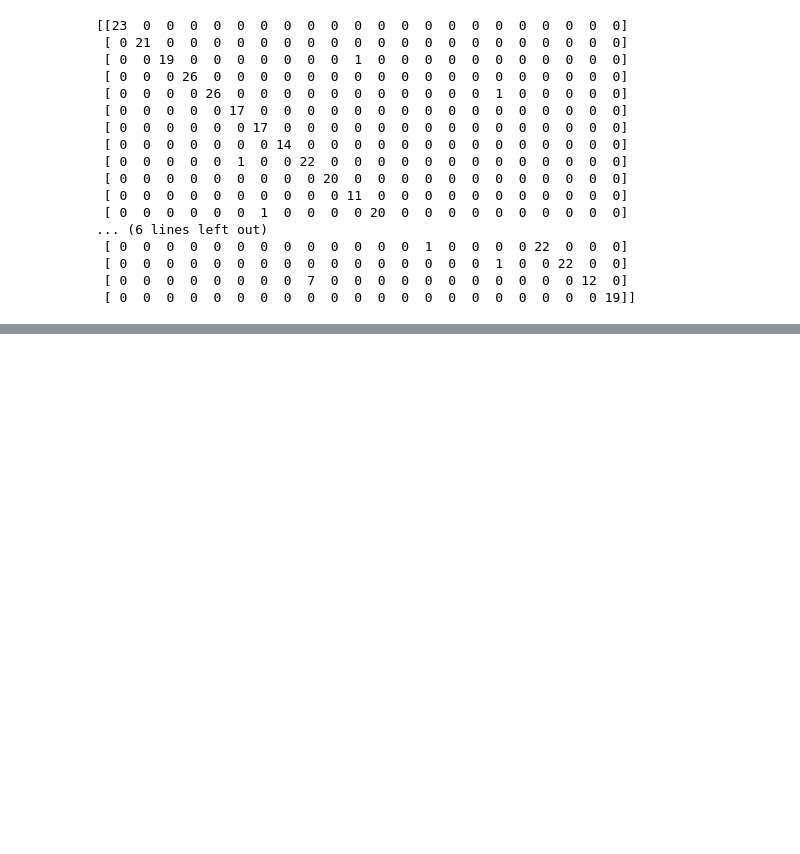
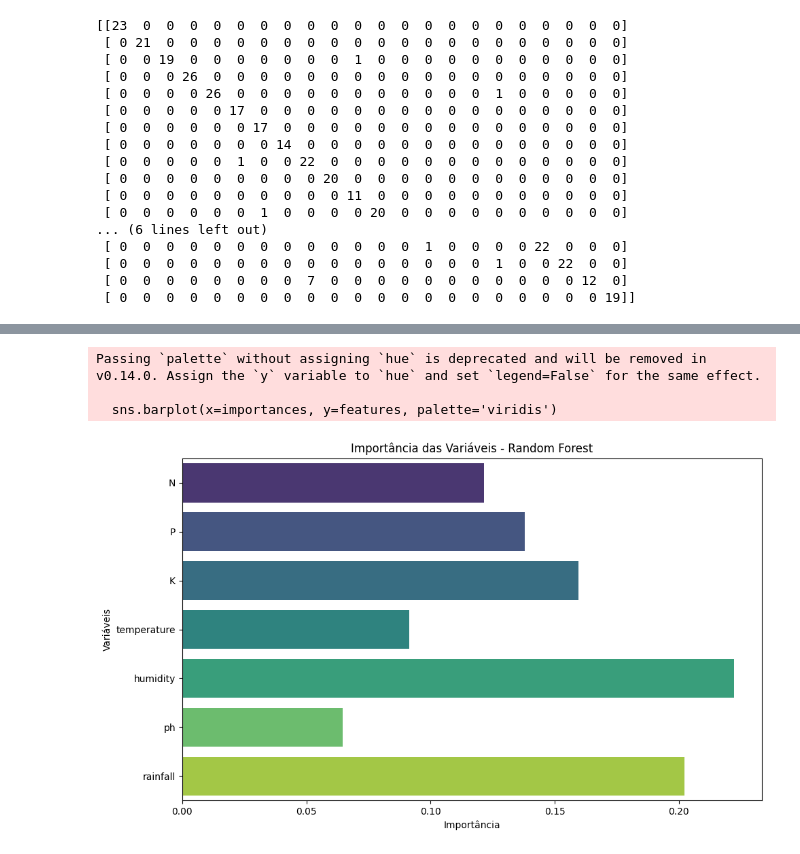
Before and after one commit to fiap-ia-2025/chap14-machine-learning, a Jupyter notebook: agriculture.ipynb, the cells around one changed output, grey strips where cells are left out. Cells and saved outputs as stored; diff of their text form; code cells hidden in the pictures; blank space fills up the shorter version.

```diff
--- a/agriculture.ipynb
+++ b/agriculture.ipynb
@@ -384,0 +428,18 @@ print(confusion_matrix(y_test, y_svc_predict))
+# %%
+# Importância das variáveis
+# Este gráfico mostra quais variáveis (ex: nitrogênio, pH, temperatura) têm maior influência na tomada de decisão do modelo. Isso ajuda a entender quais características do solo/clima mais impactam na recomendação da cultura.
+
+importances = rf_model.feature_importances_
+features = X.columns
+plt.figure(figsize=(10, 6))
+sns.barplot(x=importances, y=features, palette='viridis')
+plt.title("Importância das Variáveis - Random Forest")
+plt.xlabel("Importância")
+plt.ylabel("Variáveis")
+plt.tight_layout()
+plt.show()
+# %% [output]
+Passing `palette` without assigning `hue` is deprecated and will be removed in v0.14.0. Assign the `y` variable to `hue` and set `legend=False` for the same effect.
+
+  sns.barplot(x=importances, y=features, palette='viridis')
+[figure, added]
```
Also changed, not shown: parts of 16 cells of this notebook.
